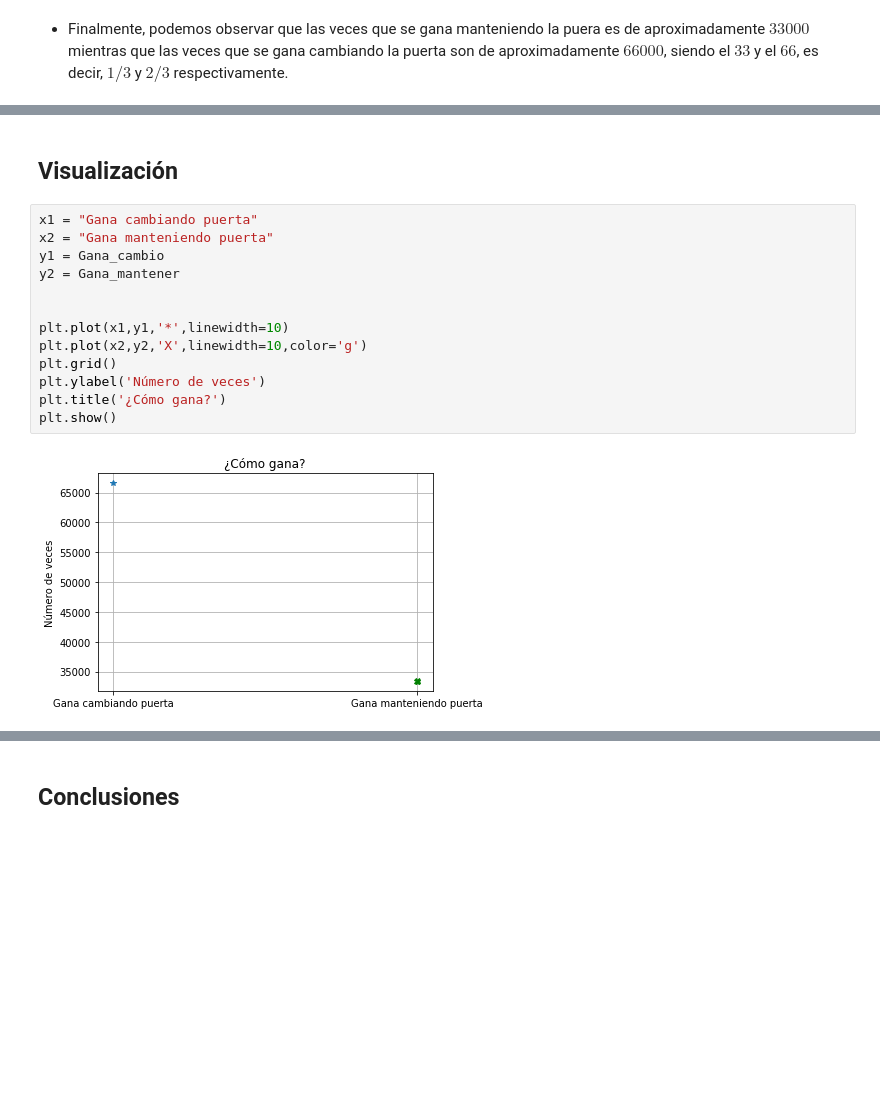
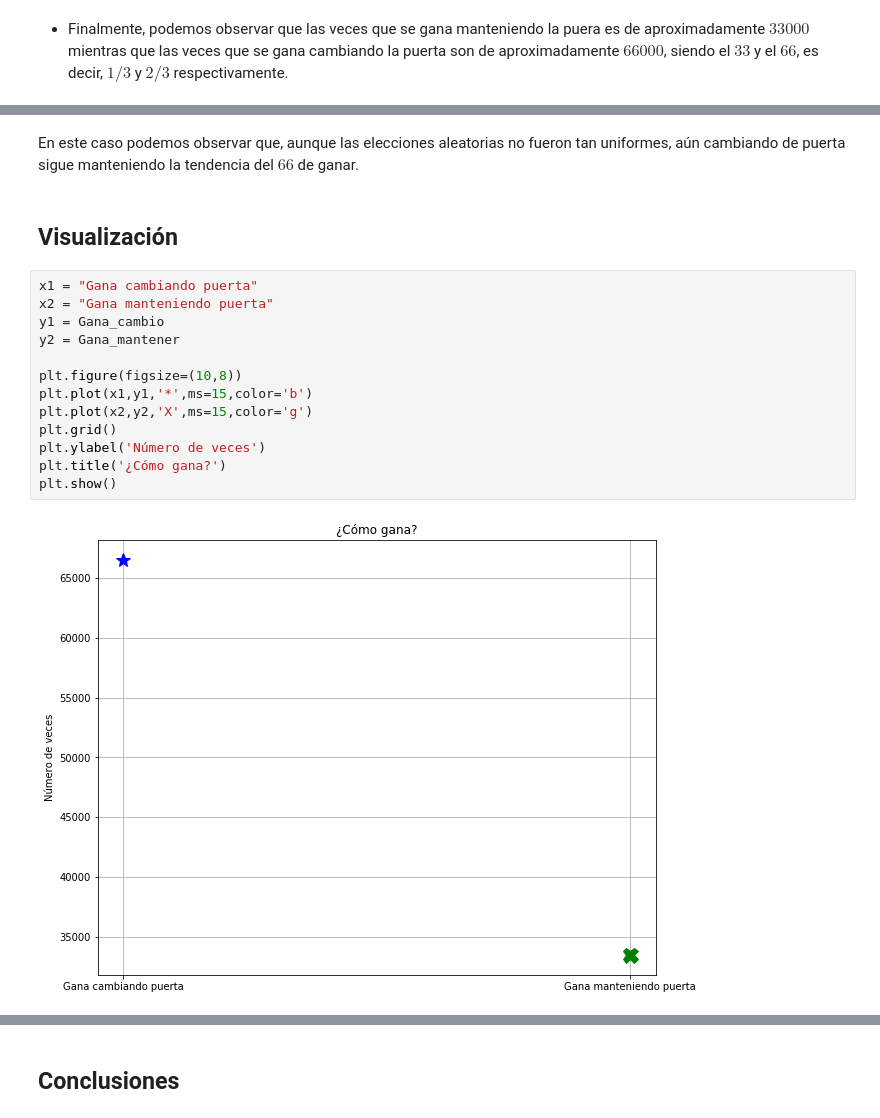
Before and after one commit to luischi1/proyecto_modulo2, a Jupyter notebook: PM2_CovarrubiasL.ipynb, the cells around one changed output, grey strips where cells are left out. Drawn from its saved outputs; the diff is of its cells as text; blank space fills up the shorter version.

```diff
--- a/PM2_CovarrubiasL.ipynb
+++ b/PM2_CovarrubiasL.ipynb
@@ -101,17 +174,19 @@ Veces Ganando cambiando de puerta: 66569
+# %% [markdown]
+En este caso podemos observar que, aunque las elecciones aleatorias no fueron tan uniformes, aún cambiando de puerta sigue manteniendo la tendencia del $66%$ de ganar.
 # %% [markdown]
 ## Visualización
 # %%
 x1 = "Gana cambiando puerta"
 x2 = "Gana manteniendo puerta"
 y1 = Gana_cambio
 y2 = Gana_mantener
 
-
-plt.plot(x1,y1,'*',linewidth=10)
-plt.plot(x2,y2,'X',linewidth=10,color='g')
+plt.figure(figsize=(10,8))
+plt.plot(x1,y1,'*',ms=15,color='b')
+plt.plot(x2,y2,'X',ms=15,color='g')
 plt.grid()
 plt.ylabel('Número de veces')
 plt.title('¿Cómo gana?')
 plt.show()
 # %% [output]
-[figure, old version]
+[figure, new version]
```
Also changed, not shown: parts of 10 cells of this notebook.
